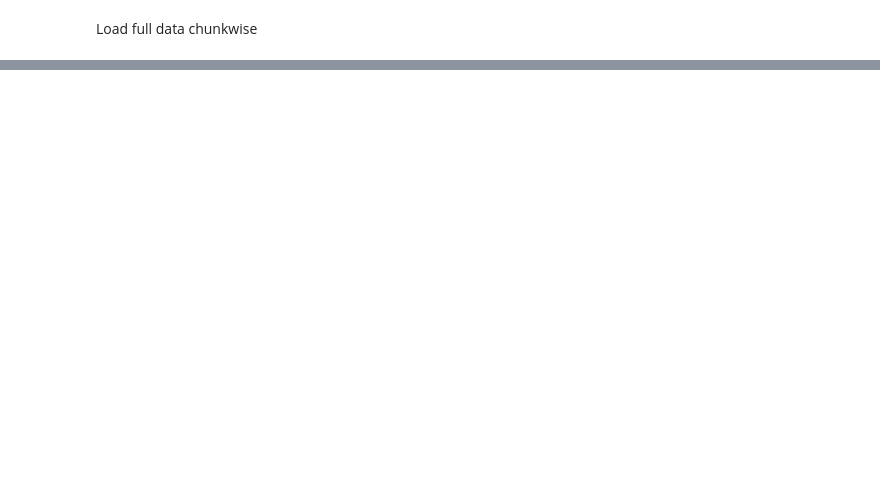
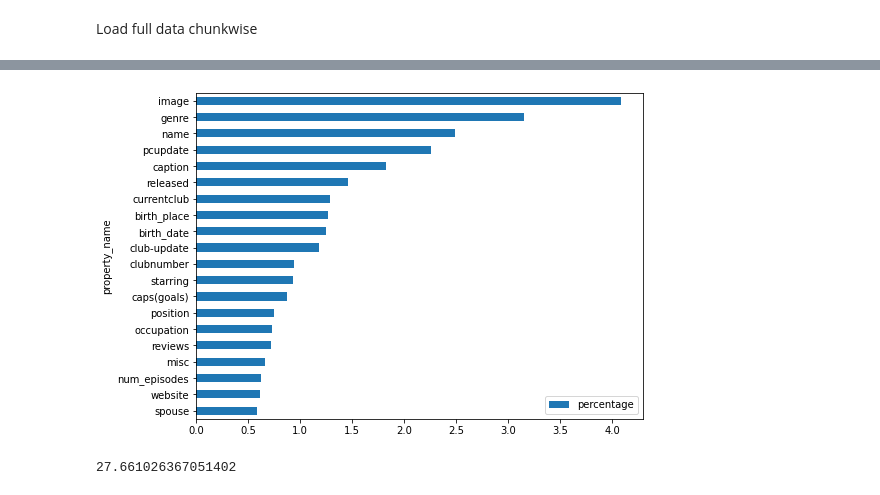
Before and after one commit to HPI-Information-Systems/wikipedia_cleanup, a Jupyter notebook: data_exploration/Full_data_exploration.ipynb, the cells around one changed output, grey strips where cells are left out. Cells and saved outputs as stored; diff of their text form; code cells hidden in the pictures; blank space fills up the shorter version.

```diff
--- a/data_exploration/Full_data_exploration.ipynb
+++ b/data_exploration/Full_data_exploration.ipynb
@@ -6,0 +120,6 @@ NameError: name 'Sequence' is not defined
+# %%
+popular_properties = data.groupby(['property_name'])['page_title'].count().reset_index().rename(columns={'page_title':'count'})
+# %%
+popular_properties['percentage'] = popular_properties['count']*100 / popular_properties['count'].sum()
+# %%
+top20_properties = popular_properties.sort_values('count', ascending=False)[:20]
@@ -6,0 +146,5 @@ NameError: name 'Sequence' is not defined
+# %%
+top20_properties.sort_values('count', ascending=True).plot.barh(x='property_name', y='percentage', figsize=(8,6))
+plt.show()
+# %% [output]
+[figure, added]
@@ -6,0 +155,4 @@ NameError: name 'Sequence' is not defined
+# %%
+data_popular_prop.shape[0]*100/data.shape[0]
+# %% [output]
+27.661026367051402
```
Also changed, not shown: parts of 31 cells of this notebook, 1 other file.
